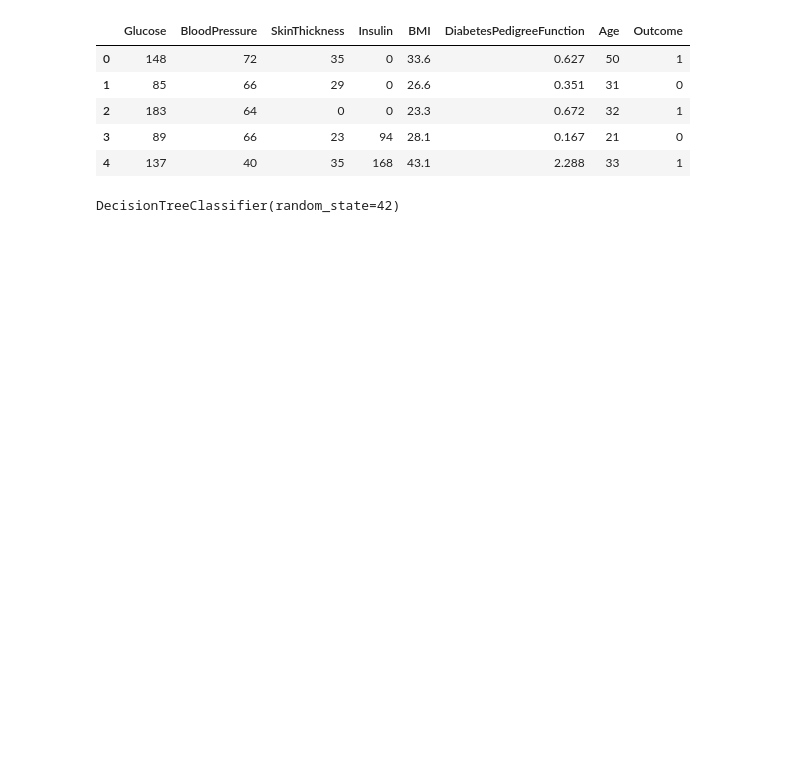
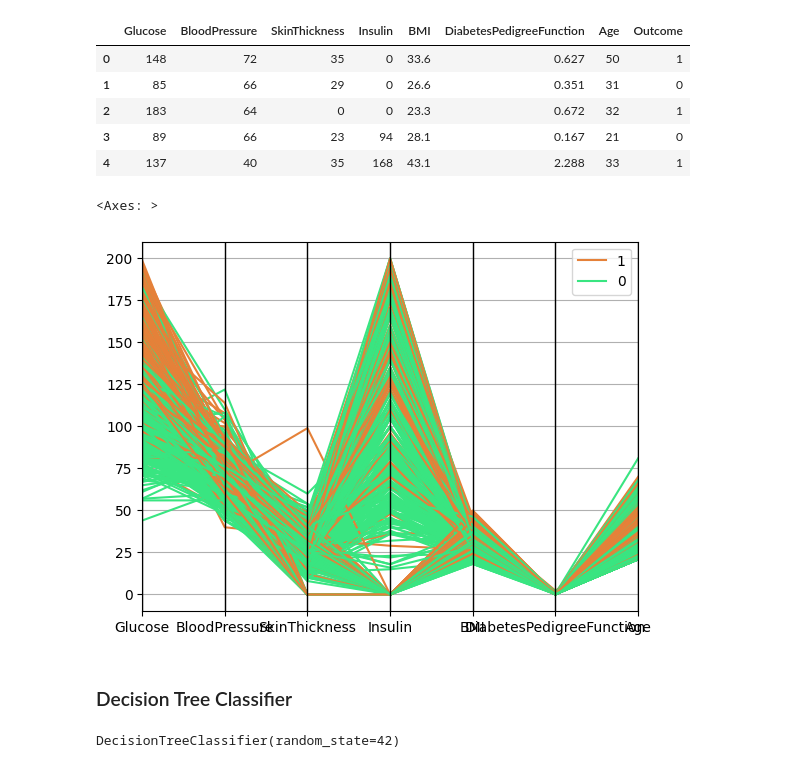
Before and after one commit to JCMiriam/4Geeks_decision_tree, a Jupyter notebook: src/3-decision-tree.ipynb, the cells around one changed output. Drawn from its saved outputs; the diff is of its cells as text; code cells hidden in the pictures; blank space fills up the shorter version.

```diff
--- a/src/3-decision-tree.ipynb
+++ b/src/3-decision-tree.ipynb
@@ -24,6 +32,15 @@ X = main_df.drop(columns=["Outcome"])
 y = main_df["Outcome"]
 # %%
 X_train, X_test, y_train, y_test = train_test_split(X, y, test_size=0.2, random_state=42)
+# %%
+main_df = X
+main_df['Outcome'] = y
+pd.plotting.parallel_coordinates(main_df, 'Outcome', color=('#E58139', '#39E581', '#8139E5'))
+# %% [output]
+<Axes: >
+[figure, added]
+# %% [markdown]
+<h3>Decision Tree Classifier</h3>
 # %%
 model = DecisionTreeClassifier(random_state = 42)
 model.fit(X_train, y_train)
```
Also changed, not shown: parts of 14 cells of this notebook, 3 other files.
